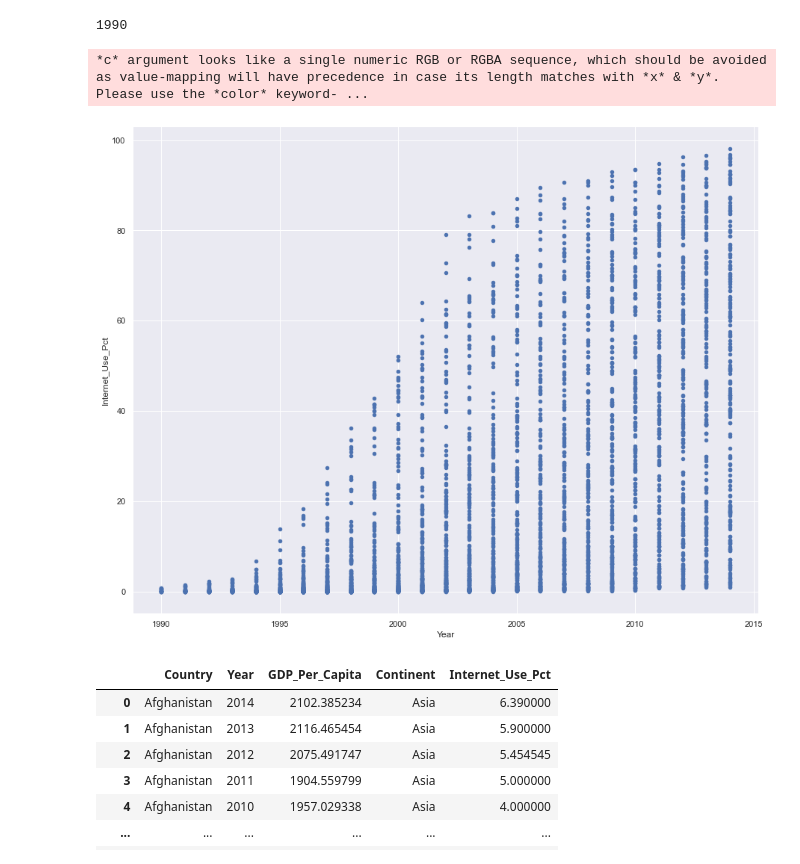
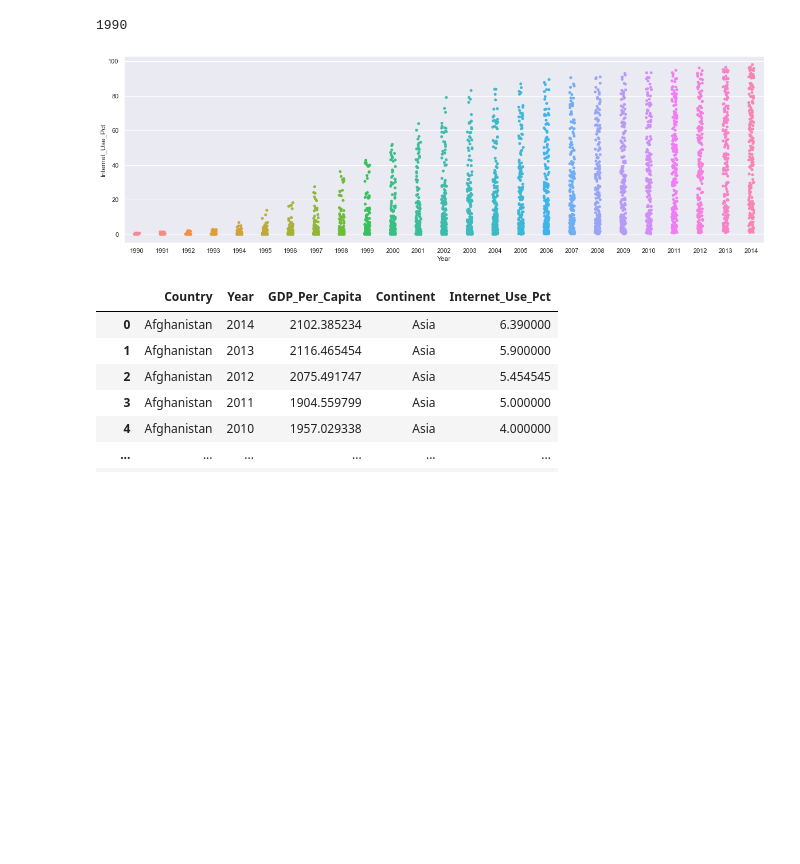
Before and after one commit to nss-data-science-cohort-5/un_exploration-charre2021, a Jupyter notebook: notebooks/UN_Data_Exploration.ipynb, the cells around one changed output. Drawn from its saved outputs; the diff is of its cells as text; code cells hidden in the pictures; blank space fills up the shorter version.

```diff
--- a/notebooks/UN_Data_Exploration.ipynb
+++ b/notebooks/UN_Data_Exploration.ipynb
@@ -229,6 +215,7 @@ no_dupe_countries.groupby('Continent')['Country'].count().plot(kind = 'bar');
 # %%
 # Question 21
 
-sns.boxplot(x = gdp_df['Continent'], y = gdp_df['GDP_Per_Capita'].loc[gdp_df['Year'] == 2014], palette = 'Accent')
-sns.set(rc={'figure.figsize':(15,12)})
+sns.boxplot(x = gdp_df['Continent'], y = gdp_df['GDP_Per_Capita'].loc[gdp_df['Year'] == 2014], palette = 'Pastel2')
+fig = plt.gcf()
+fig.set_size_inches(15, 12)
 # %% [output]
@@ -238,7 +225,7 @@ The 2014 GDP per capita for countries in Europe were generally the highest (high
 # %%
 # Question 22
 
-internet_df = pd.read_csv('../data/internet_use.csv', on_bad_lines= 'skip', skipfooter = 180, engine = 'python')
+internet_df = pd.read_csv('../data/internet_use.csv', on_bad_lines= 'skip', skipfooter = 181, engine = 'python')
 internet_df
 # %% [output]
 |  | Country or Area | Year | Value | Value Footnotes |
@@ -288,5 +249,7 @@ memory usage: 105.5+ KB
 # %%
-internet_df['Internet_Use_Pct'] = internet_df['Internet_Use_Pct'].astype(float)
+# Question 24
+
+internet_df['Internet_Use_Pct'].astype(float)
 internet_df.info()
 # %% [output]
 <class 'pandas.core.frame.DataFrame'>
@@ -305,8 +270,13 @@ used_years['Year'].iloc[0]
 # %% [output]
 1990
 # %%
-used_years.plot(kind = 'scatter', x = 'Year', y = 'Internet_Use_Pct');
+# Question 25(2)
+
+x = used_years['Year']
+y = used_years['Internet_Use_Pct']
+sns.stripplot(x = x, y = y)
+fig = plt.gcf()
+fig.set_size_inches(20, 6)
 # %% [output]
-*c* argument looks like a single numeric RGB or RGBA sequence, which should be avoided as value-mapping will have precedence in case its length matches with *x* & *y*.  Please use the *color* keyword- ...
-[figure, old version]
+[figure, new version]
 # %%
```
Also changed, not shown: parts of 26 cells of this notebook.
